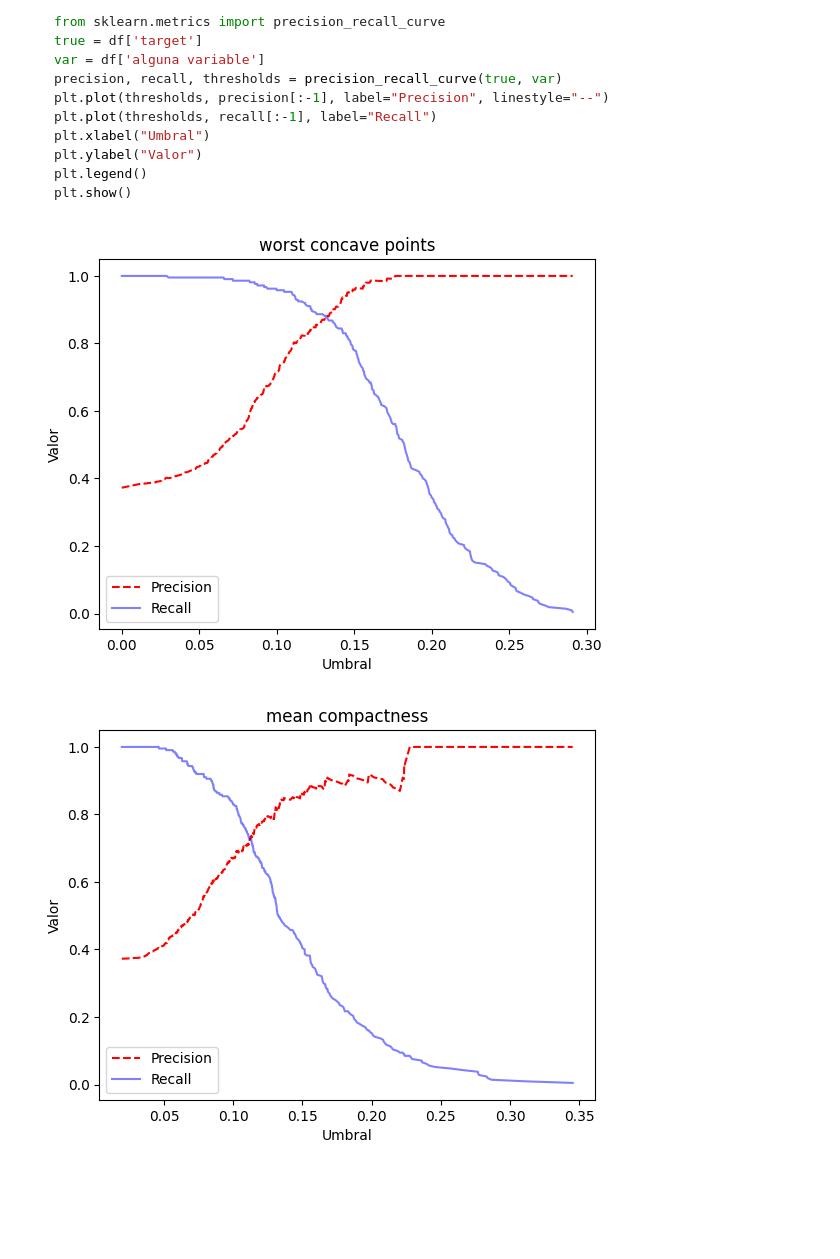
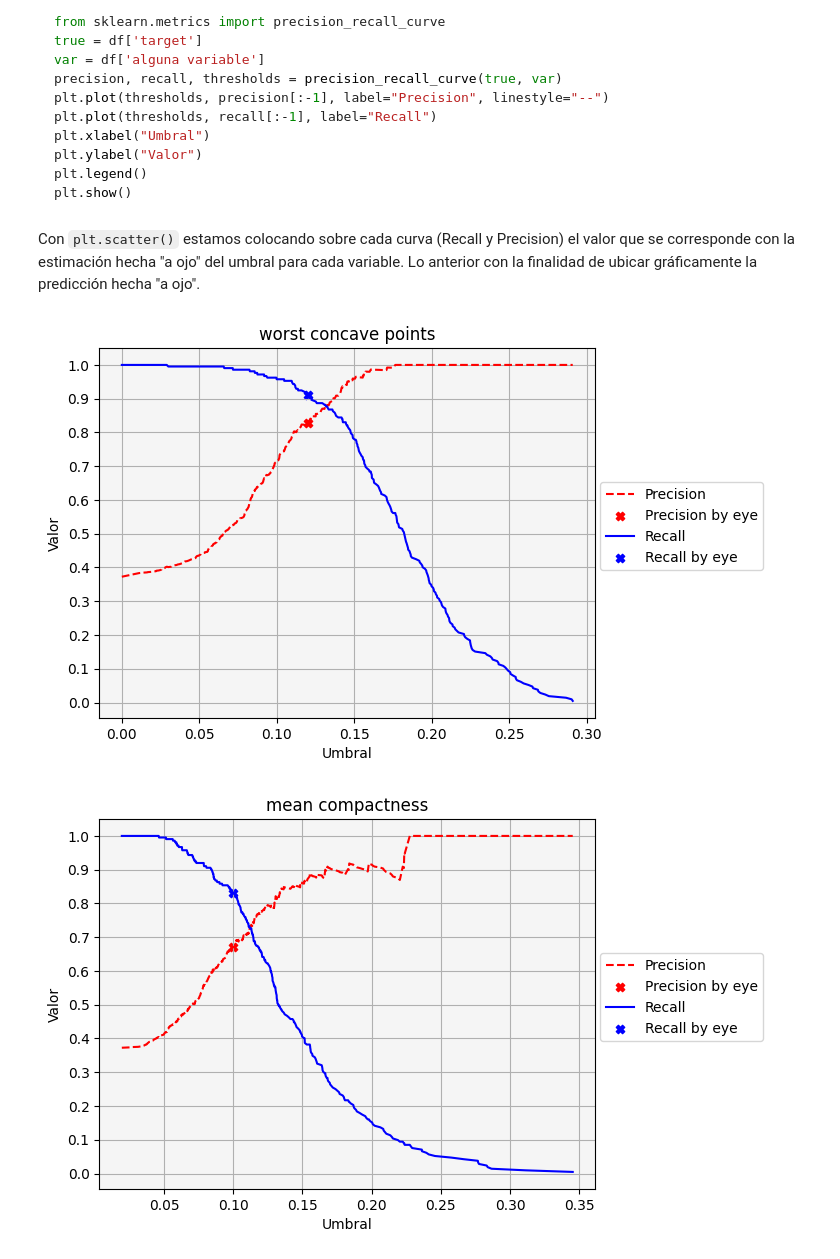
Before and after one commit to RodrigoRiveraRico/data_science_FCiencias, a Jupyter notebook: Clase_5/Clase_5.ipynb, the cells around one changed output. Cells and saved outputs as stored; diff of their text form; code cells hidden in the pictures; blank space fills up the shorter version.

````diff
--- a/Clase_5/Clase_5.ipynb
+++ b/Clase_5/Clase_5.ipynb
@@ -31,7 +36,6 @@ En la presente entrega se considerará que el valor `0` en la columna `target` s
 # %%
-cancer = load_breast_cancer()
 df = pd.DataFrame(data=cancer.data, columns=cancer.feature_names)
-df['target'] = cancer.target # 0 = Benigno, 1 = Maligno
+df['target'] = 1 - cancer.target # 0 = Benigno, 1 = Maligno
 print(df.head())
 # %% [output]
    mean radius  mean texture  mean perimeter  mean area  mean smoothness  \
@@ -216,7 +220,7 @@ alta_corr_umbral = 0.12
 media_corr_umbral = 0.1
 baja_corr_umbral = 0.02
 
-df['prediccion_alta_corr'] = (df[alta_corr.name] <= alta_corr_umbral).astype(int)  # 0 = Benigno, 1 = Maligno
-df['prediccion_media_corr'] = (df[media_corr.name] <= media_corr_umbral).astype(int)
-df['prediccion_baja_corr'] = (df[baja_corr.name] <= baja_corr_umbral).astype(int)
+df['prediccion_alta_corr'] = (df[alta_corr.name] > alta_corr_umbral).astype(int)  # 0 = Benigno, 1 = Maligno
+df['prediccion_media_corr'] = (df[media_corr.name] > media_corr_umbral).astype(int)
+df['prediccion_baja_corr'] = (df[baja_corr.name] > baja_corr_umbral).astype(int)
 # %% [markdown]
@@ -431,20 +450,32 @@ plt.ylabel("Valor")
 plt.legend()
 plt.show()
 ```
+# %% [markdown]
+Con `plt.scatter()` estamos colocando sobre cada curva (Recall y Precision) el valor que se corresponde con la estimación hecha "a ojo" del umbral para cada variable. Lo anterior con la finalidad de ubicar gráficamente la predicción hecha "a ojo".
 # %%
 from sklearn.metrics import precision_recall_curve
-true = df['target'] # 1 = Benigno, 0 = Maligno
-true_invertido = 1 - true   # Ahora 1 = Maligno, 0 = Benigno
-for name in variables:
+
+umbrales = [alta_corr_umbral, media_corr_umbral, baja_corr_umbral]
+true = df['target'] # 0 = Benigno, 1 = Maligno
+
+for idx, (name, thresh) in enumerate(zip(variables, umbrales)):
+    y_val_recall = df_metricas.iloc[idx]['recall']
+    y_val_precision = df_metricas.iloc[idx]['precision']
     var = df[name]
-    precision, recall, thresholds = precision_recall_curve(true_invertido, var)
+    precision, recall, thresholds = precision_recall_curve(true, var)
     plt.plot(thresholds, precision[:-1], label="Precision", linestyle="--", color='red')
-    plt.plot(thresholds, recall[:-1], label="Recall", color='blue', alpha=0.5)
+    plt.scatter(thresh, y_val_precision,marker='X', color='red', label='Precision by eye')
+    plt.plot(thresholds, recall[:-1], label="Recall", color='blue')
+    plt.scatter(thresh, y_val_recall, marker='X', color='blue', label='Recall by eye')
     plt.title(name)
     plt.xlabel("Umbral")
     plt.ylabel("Valor")
-    plt.legend()
+    plt.yticks([i/10 for i in range(11)])
+    plt.grid(True)
+    plt.legend(loc=(1.01,0.4))
+    ax = plt.gca()  # Get the current axes
+    ax.set_facecolor("whitesmoke")
     plt.show()
 # %% [output]
-[figure, old version]
+[figure, new version]
-[figure, old version]
+[figure, new version]
````
Also changed, not shown: parts of 33 cells of this notebook.
